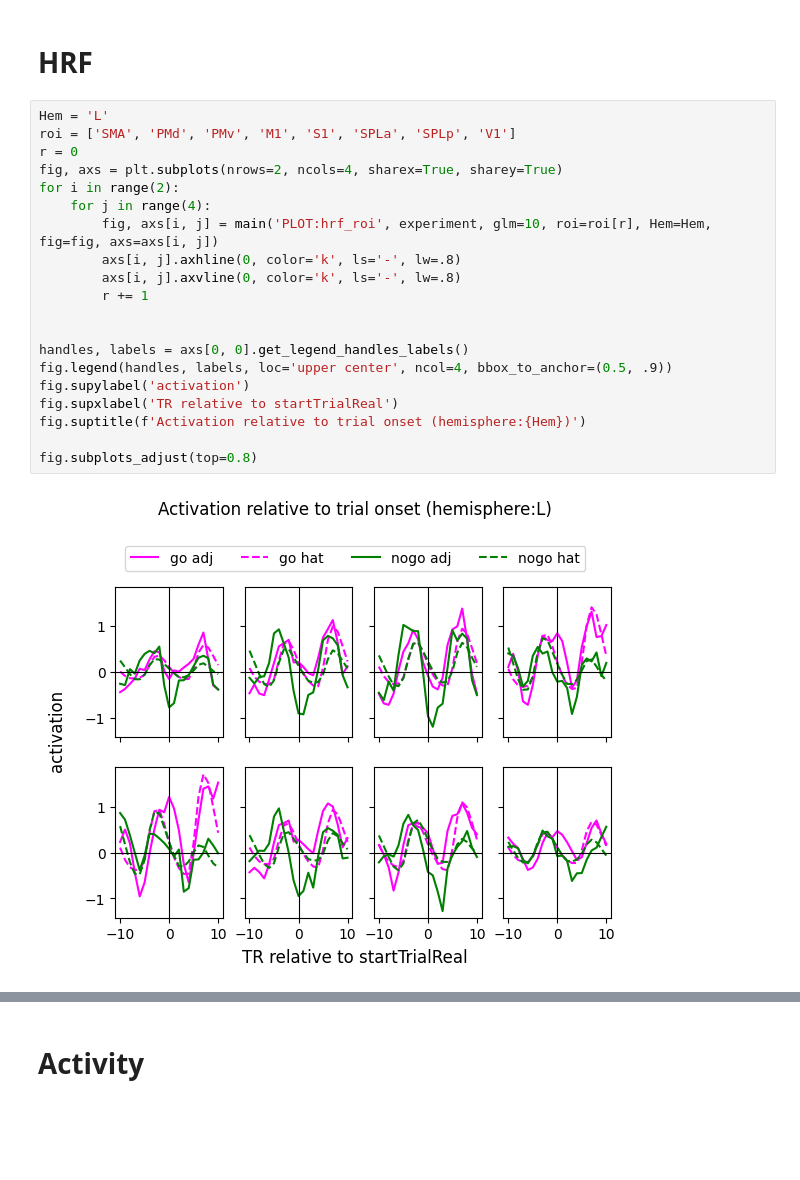
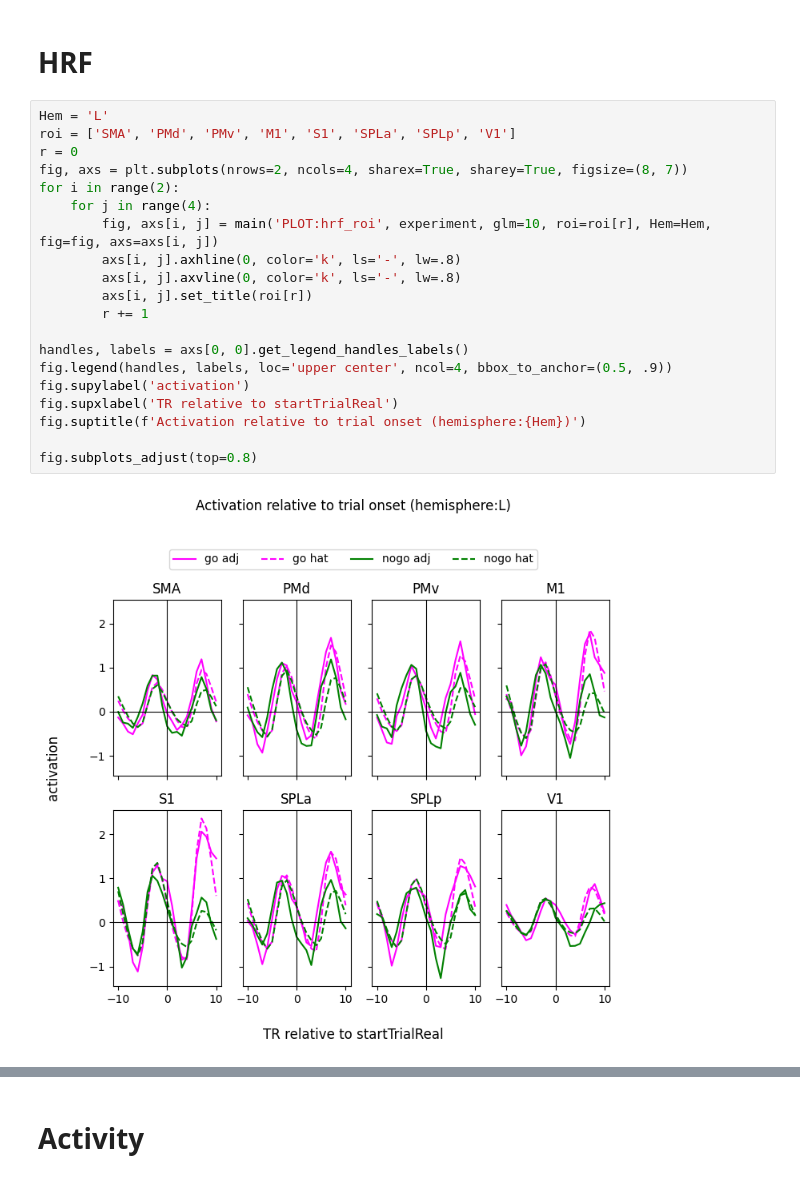
Before and after one commit to mnlmrc/sensori-motor-prediction, a Jupyter notebook: notebooks/main.ipynb, the cells around one changed output, grey strips where cells are left out. Drawn from its saved outputs; the diff is of its cells as text; blank space fills up the shorter version.

```diff
--- a/notebooks/main.ipynb
+++ b/notebooks/main.ipynb
@@ -103,22 +106,22 @@ Text(0.5, 0.01, 'time relative to perturbation (s)')
 # %%
 Hem = 'L'
 roi = ['SMA', 'PMd', 'PMv', 'M1', 'S1', 'SPLa', 'SPLp', 'V1']
 r = 0
-fig, axs = plt.subplots(nrows=2, ncols=4, sharex=True, sharey=True)
+fig, axs = plt.subplots(nrows=2, ncols=4, sharex=True, sharey=True, figsize=(8, 7))
 for i in range(2):
     for j in range(4):
         fig, axs[i, j] = main('PLOT:hrf_roi', experiment, glm=10, roi=roi[r], Hem=Hem, fig=fig, axs=axs[i, j])
         axs[i, j].axhline(0, color='k', ls='-', lw=.8)
         axs[i, j].axvline(0, color='k', ls='-', lw=.8)
+        axs[i, j].set_title(roi[r])
         r += 1
-
 
 handles, labels = axs[0, 0].get_legend_handles_labels()
 fig.legend(handles, labels, loc='upper center', ncol=4, bbox_to_anchor=(0.5, .9))
 fig.supylabel('activation')
 fig.supxlabel('TR relative to startTrialReal')
 fig.suptitle(f'Activation relative to trial onset (hemisphere:{Hem})')
 
 fig.subplots_adjust(top=0.8)
 # %% [output]
-[figure, old version]
+[figure, new version]
```
Also changed, not shown: parts of 9 cells of this notebook, 3 other files.
